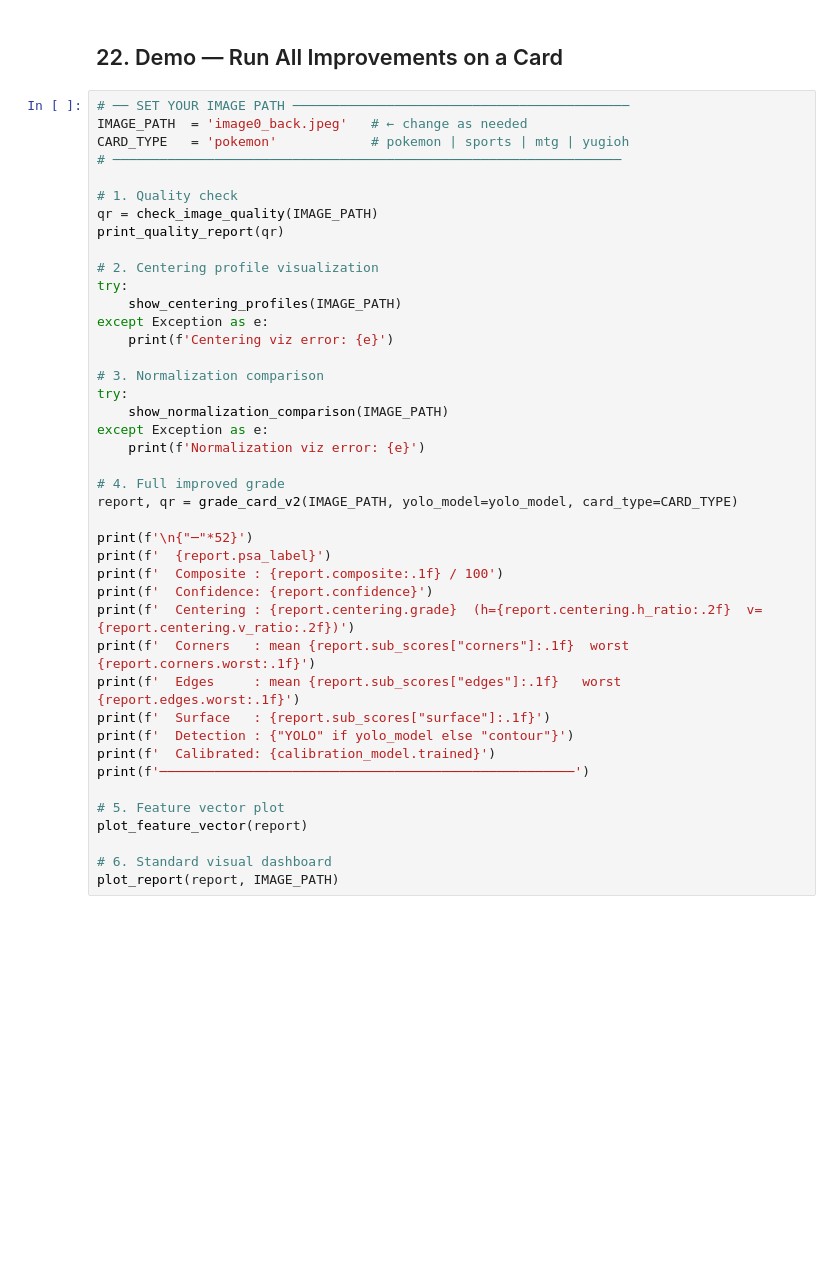
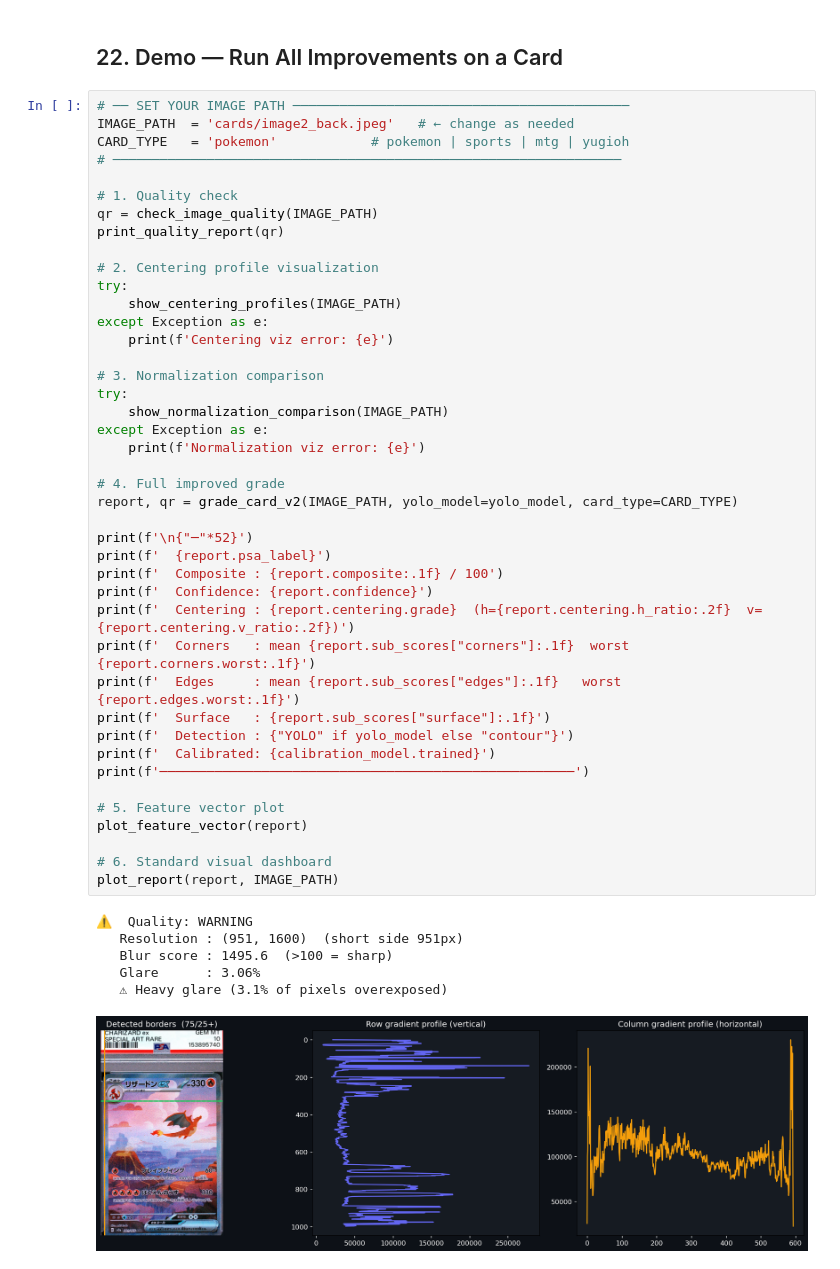
Before and after one commit to abhixd/agentic-card-seller-feature, a Jupyter notebook: notebooks/card_pregrading.ipynb, the cells around one changed output. Saved outputs shown, nothing was run; the diff lists cells and outputs as text; blank space fills up the shorter version.

```diff
--- a/notebooks/card_pregrading.ipynb
+++ b/notebooks/card_pregrading.ipynb
@@ -1931,7 +1960,7 @@ print('  plot_report(report, "image0_back.jpeg")')
 ## 22. Demo — Run All Improvements on a Card
 # %%
 # ── SET YOUR IMAGE PATH ───────────────────────────────────────────
-IMAGE_PATH  = 'image0_back.jpeg'   # ← change as needed
+IMAGE_PATH  = 'cards/image2_back.jpeg'   # ← change as needed
 CARD_TYPE   = 'pokemon'            # pokemon | sports | mtg | yugioh
 # ─────────────────────────────────────────────────────────────────
 
@@ -1944,30 +1973,37 @@ try:
     show_centering_profiles(IMAGE_PATH)
 except Exception as e:
     print(f'Centering viz error: {e}')
 
 # 3. Normalization comparison
 try:
     show_normalization_comparison(IMAGE_PATH)
 except Exception as e:
     print(f'Normalization viz error: {e}')
 
 # 4. Full improved grade
 report, qr = grade_card_v2(IMAGE_PATH, yolo_model=yolo_model, card_type=CARD_TYPE)
 
 print(f'\n{"─"*52}')
 print(f'  {report.psa_label}')
 print(f'  Composite : {report.composite:.1f} / 100')
 print(f'  Confidence: {report.confidence}')
 print(f'  Centering : {report.centering.grade}  (h={report.centering.h_ratio:.2f}  v={report.centering.v_ratio:.2f})')
 print(f'  Corners   : mean {report.sub_scores["corners"]:.1f}  worst {report.corners.worst:.1f}')
 print(f'  Edges     : mean {report.sub_scores["edges"]:.1f}   worst {report.edges.worst:.1f}')
 print(f'  Surface   : {report.sub_scores["surface"]:.1f}')
 print(f'  Detection : {"YOLO" if yolo_model else "contour"}')
 print(f'  Calibrated: {calibration_model.trained}')
 print(f'─────────────────────────────────────────────────────')
 
 # 5. Feature vector plot
 plot_feature_vector(report)
 
 # 6. Standard visual dashboard
 plot_report(report, IMAGE_PATH)
+# %% [output]
+⚠️  Quality: WARNING
+   Resolution : (951, 1600)  (short side 951px)
+   Blur score : 1495.6  (>100 = sharp)
+   Glare      : 3.06%
+   ⚠ Heavy glare (3.1% of pixels overexposed)
+[figure, added]
```
Also changed, not shown: parts of 17 cells of this notebook.
